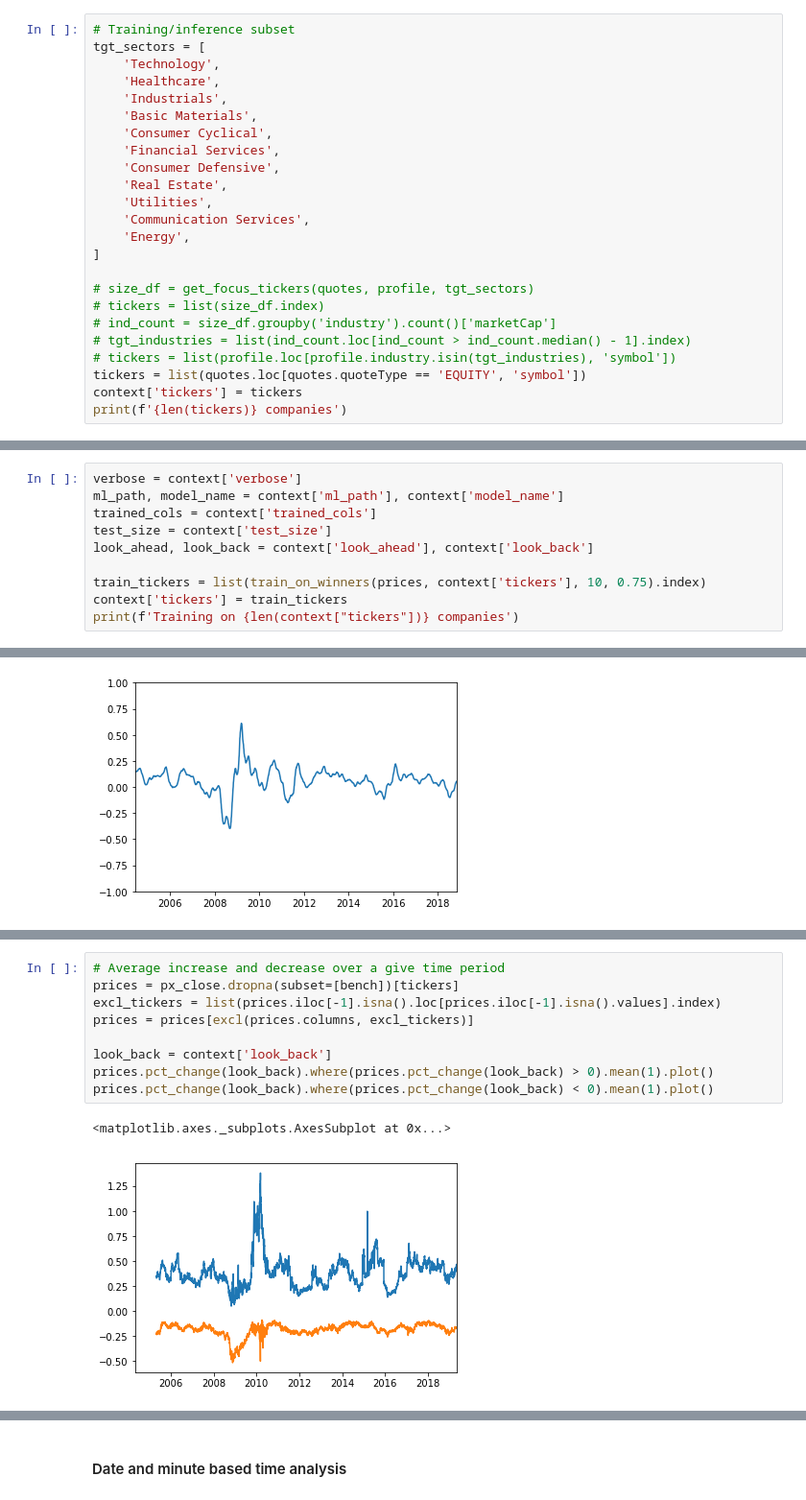
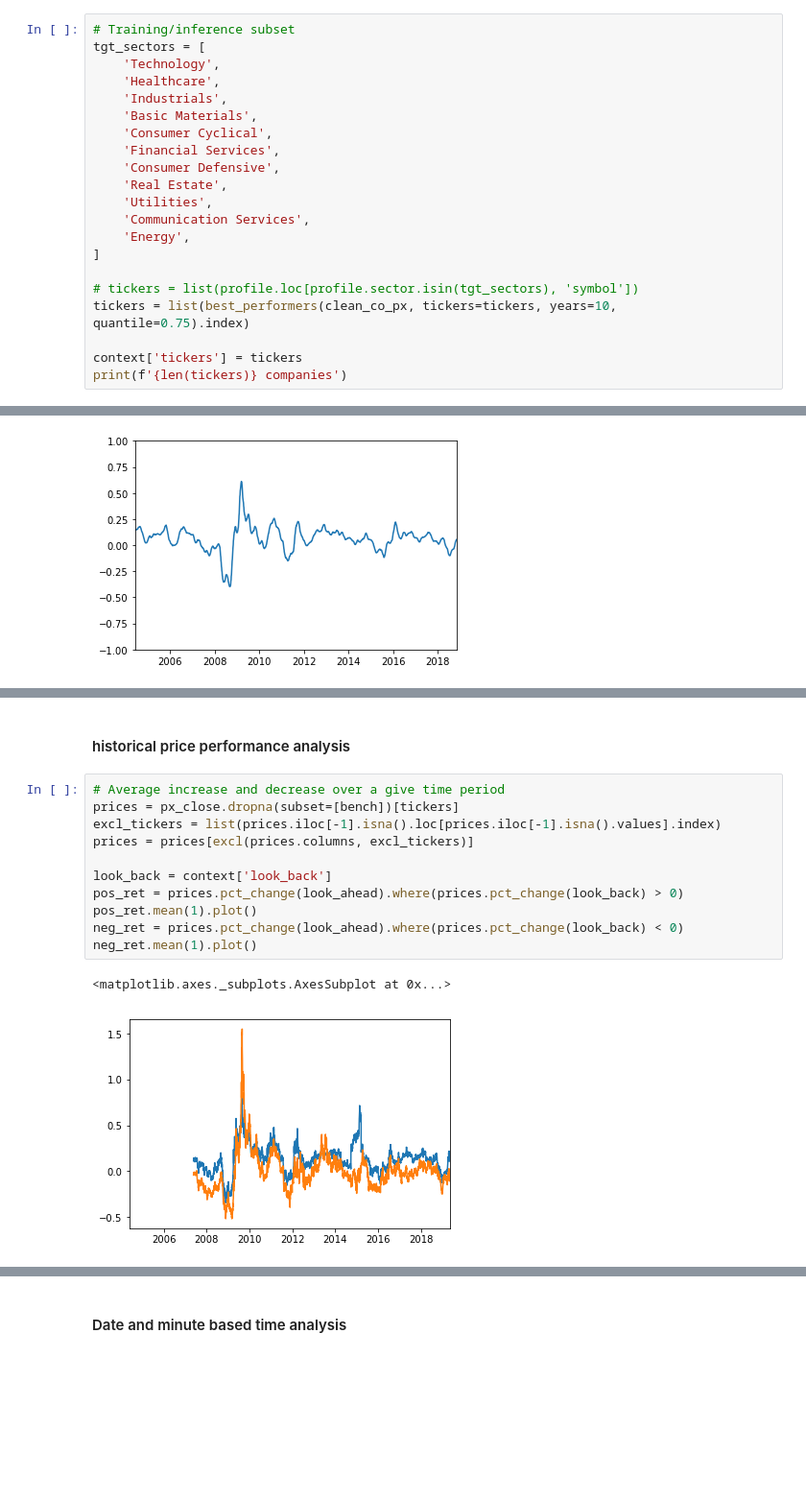
Before and after one commit to webclinic017/inception, a Jupyter notebook: notebooks/micro_TF.ipynb, the cells around one changed output, grey strips where cells are left out. Shown at 96% size. Cells and saved outputs as stored; diff of their text form; blank space fills up the shorter version.

```diff
--- a/notebooks/micro_TF.ipynb
+++ b/notebooks/micro_TF.ipynb
@@ -137,12 +142,9 @@ tgt_sectors = [
     'Energy',
 ]
 
-# size_df = get_focus_tickers(quotes, profile, tgt_sectors)
-# tickers = list(size_df.index)
-# ind_count = size_df.groupby('industry').count()['marketCap']
-# tgt_industries = list(ind_count.loc[ind_count > ind_count.median() - 1].index)
-# tickers = list(profile.loc[profile.industry.isin(tgt_industries), 'symbol'])
-tickers = list(quotes.loc[quotes.quoteType == 'EQUITY', 'symbol'])
+# tickers = list(profile.loc[profile.sector.isin(tgt_sectors), 'symbol'])
+tickers = list(best_performers(clean_co_px, tickers=tickers, years=10, quantile=0.75).index)
+
 context['tickers'] = tickers
 print(f'{len(tickers)} companies')
 # %% [output]
@@ -834,10 +822,0 @@ hist_ports.sort_values(by='mean')
-# %%
-verbose = context['verbose']
-ml_path, model_name = context['ml_path'], context['model_name']
-trained_cols = context['trained_cols']
-test_size = context['test_size']
-look_ahead, look_back = context['look_ahead'], context['look_back']
-
-train_tickers = list(train_on_winners(prices, context['tickers'], 10, 0.75).index)
-context['tickers'] = train_tickers
-print(f'Training on {len(context["tickers"])} companies')
@@ -1131,12 +985,16 @@ Name: marketCap, dtype: int64
+# %% [markdown]
+#### historical price performance analysis
 # %%
 # Average increase and decrease over a give time period
 prices = px_close.dropna(subset=[bench])[tickers]
 excl_tickers = list(prices.iloc[-1].isna().loc[prices.iloc[-1].isna().values].index)
 prices = prices[excl(prices.columns, excl_tickers)]
 
 look_back = context['look_back']
-prices.pct_change(look_back).where(prices.pct_change(look_back) > 0).mean(1).plot()
-prices.pct_change(look_back).where(prices.pct_change(look_back) < 0).mean(1).plot()
+pos_ret = prices.pct_change(look_ahead).where(prices.pct_change(look_back) > 0)
+pos_ret.mean(1).plot()
+neg_ret = prices.pct_change(look_ahead).where(prices.pct_change(look_back) < 0)
+neg_ret.mean(1).plot()
 # %% [output]
 <matplotlib.axes._subplots.AxesSubplot at 0x...>
-[figure, old version]
+[figure, new version]
```
Also changed, not shown: parts of 71 cells of this notebook, 2 other files.
